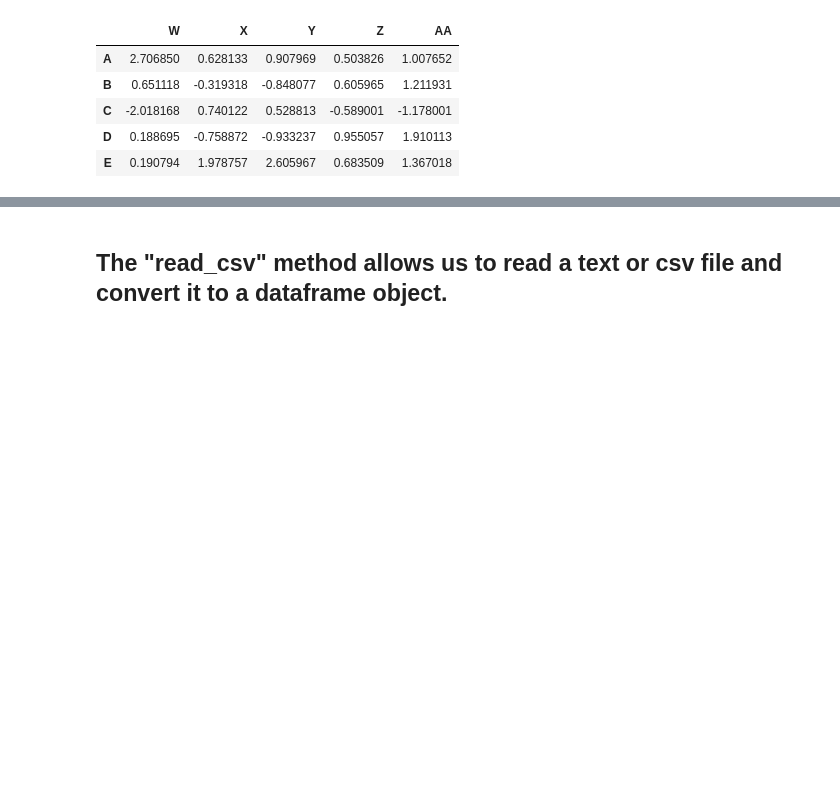
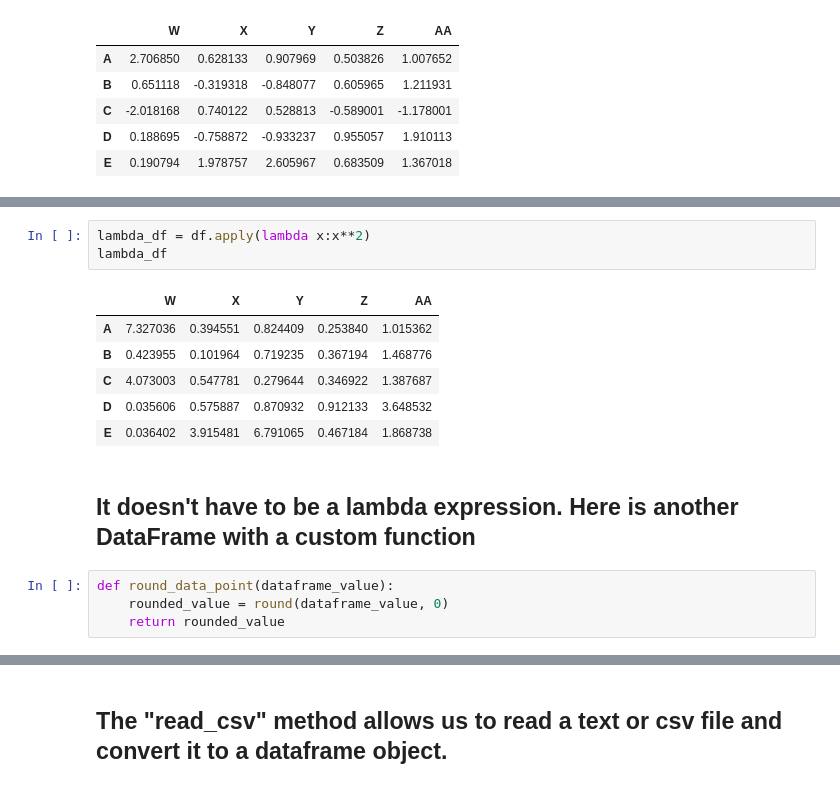
Before and after one commit to jcamier/dfw_pandas_talk, a Jupyter notebook: dfw_pandas_talk_getting_data.ipynb, the cells around one changed output, grey strips where cells are left out. Cells and saved outputs as stored; diff of their text form; blank space fills up the shorter version.

Commit message:
add custom function apply

```diff
--- a/dfw_pandas_talk_getting_data.ipynb
+++ b/dfw_pandas_talk_getting_data.ipynb
@@ -63,0 +66,16 @@ df
+# %%
+lambda_df = df.apply(lambda x:x**2)
+lambda_df
+# %% [output]
+|  | W | X | Y | Z | AA |
+| A | 7.327036 | 0.394551 | 0.824409 | 0.253840 | 1.015362 |
+| B | 0.423955 | 0.101964 | 0.719235 | 0.367194 | 1.468776 |
+| C | 4.073003 | 0.547781 | 0.279644 | 0.346922 | 1.387687 |
+| D | 0.035606 | 0.575887 | 0.870932 | 0.912133 | 3.648532 |
+| E | 0.036402 | 3.915481 | 6.791065 | 0.467184 | 1.868738 |
+# %% [markdown]
+## It doesn't have to be a lambda expression. Here is another DataFrame with a custom function
+# %%
+def round_data_point(dataframe_value):
+    rounded_value = round(dataframe_value, 0)
+    return rounded_value
```
Also changed, not shown: parts of 2 cells of this notebook.
